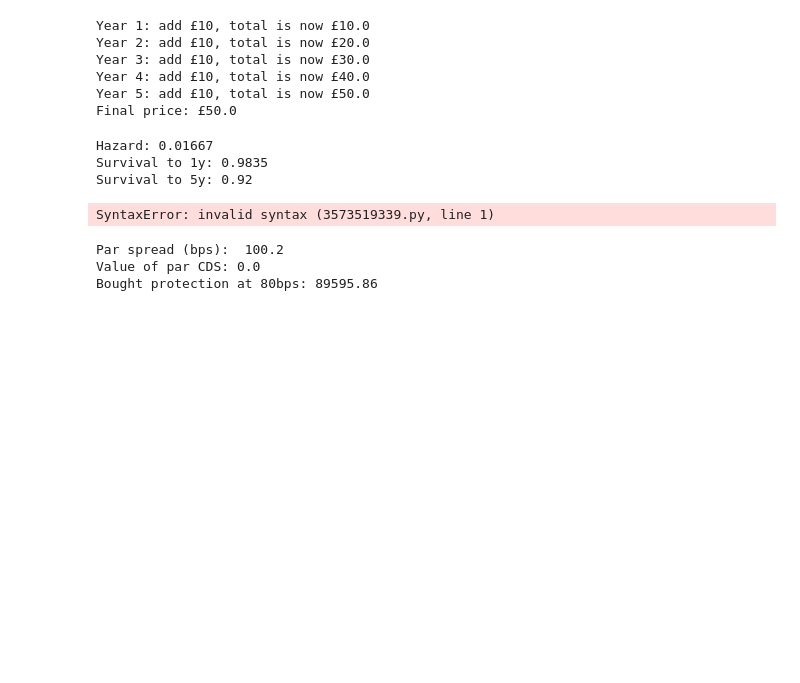
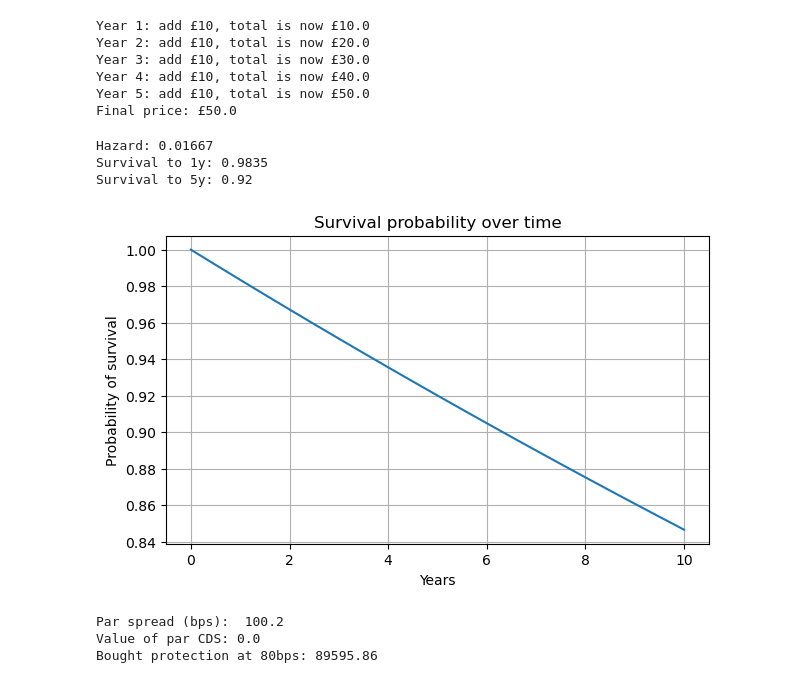
Before and after one commit to bipt888/Credit_Default_Swap_Pricer, a Jupyter notebook: CDS_pricing.ipynb, the cells around one changed output. Cells and saved outputs as stored; diff of their text form; code cells hidden in the pictures; blank space fills up the shorter version.

```diff
--- a/CDS_pricing.ipynb
+++ b/CDS_pricing.ipynb
@@ -70,16 +70,17 @@ Hazard: 0.01667
 Survival to 1y: 0.9835
 Survival to 5y: 0.92
 # %%
-times = [0.5 * i for i in range(0, 21)] curve = [survival_prob(h, t) for t in times]
+times = [0.5 * i for i in range(0, 21)]
+curve = [survival_prob(h, t) for t in times]
 plt.figure(figsize=(7, 4))
 plt.plot(times, curve)
 plt.title("Survival probability over time")
 plt.xlabel("Years")
 plt.ylabel("Probability of survival")
 plt.grid(True)
 plt.show()
 # %% [output]
-SyntaxError: invalid syntax (3573519339.py, line 1)
+[figure, added]
 # %%
 def cds_legs(hazard, recovery, maturity, rate, freq=4):
     n= int(round(maturity*freq))
```
